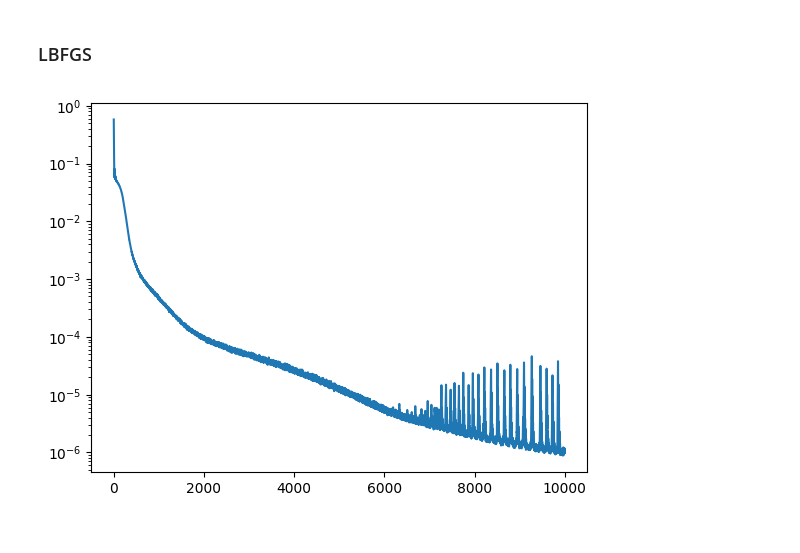
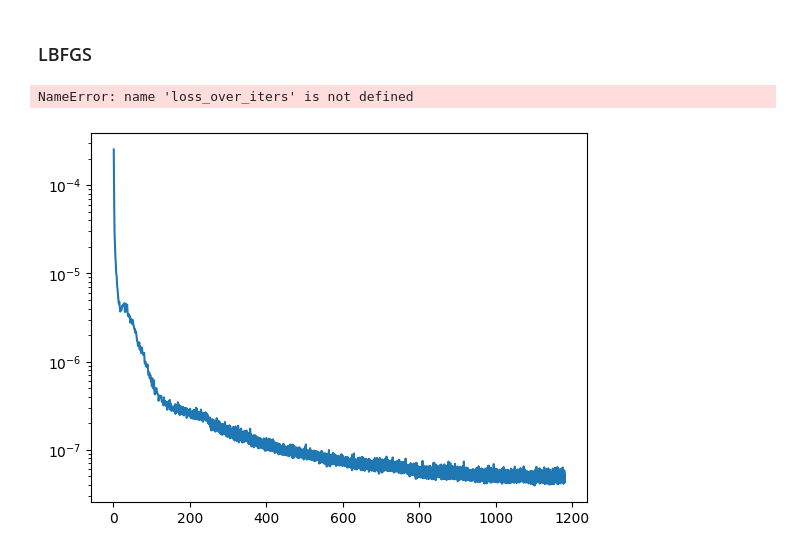
Before and after one commit to JamesAndrewKing/GaussNewtonShapes, a Jupyter notebook: notebooks/catenoid.ipynb, the cells around one changed output. Saved outputs shown, nothing was run; the diff lists cells and outputs as text; code cells hidden in the pictures.

```diff
--- a/notebooks/catenoid.ipynb
+++ b/notebooks/catenoid.ipynb
@@ -359,7 +359,7 @@ pts_surface = sample_model_surface_binsearch(model.double())
 # from tqdm import trange
 # import matplotlib.pyplot as plt
 
-pts_surface = sample_model_surface_binsearch(model.double())
+pts_surface = sample_model_surface_binsearch(model.double(), pts_boundary, bound_limit=2)
 params = model.params
 loss_over_time = {}
 distance_over_time = {}
@@ -378,38 +378,35 @@ for i in (pbar:=trange(10000)):
     if current_time > 1200:
         break
     if i == 500:
-        loss_weights = {"interface": 1.0, "eikonal": 0.0, "curvature": 1.0}
+        loss_weights = {"data": 1.0, "eikonal": 0.0, "mean_curvature": 1.0}
         config["loss_weights"] = loss_weights
         optim.config = config
 
     def closure():
         optim.zero_grad()
 
-        ## 1) Interface at boundaries
-        loss_interface  = 0.5 * model.f(params, pts_boundary).square().mean()
+        loss_data  = 0.5*r_data(params, pts_boundary, torch.zeros(pts_boundary.shape[0], dtype=torch.float64)).squeeze(1).square().mean()
 
-        ## 2) Eikonal at boundaries
-        loss_eikonal  = 0.5 * (model.vf_x(params, pts_eikonal).squeeze(1).square().sum(1).sqrt() - 1).square().mean()
+        loss_eikonal  = 0.5*r_eikonal(params, pts_eikonal).squeeze(1).square().mean()
 
         try:
-            pts_surface = sample_model_surface_binsearch(model)
+            pts_surface = sample_model_surface_binsearch(model.double(), pts_boundary, bound_limit=2)
         except:
             pass
         config["pts_surface"] = pts_surface
         optim.config = config
 
-        ## 3) Curvature loss
-        loss_curvature = 0.5 * model.v_f_mean_curvature(params, pts_surface).squeeze(1).square().mean()
+        loss_mean_curvature = 0.5 * r_mean_curvature(params, pts_surface).squeeze(1).square().mean()
 
         loss = (
-            loss_weights["interface"] * loss_interface +
+            loss_weights["data"] * loss_data +
             loss_weights["eikonal"] * loss_eikonal +
-            loss_weights["curvature"] * loss_curvature
+            loss_weights["mean_curvature"] * loss_mean_curvature
         )
 
-        loss_cache["interface"] = loss_interface.item()
+        loss_cache["data"] = loss_data.item()
         loss_cache["eikonal"] = loss_eikonal.item()
-        loss_cache["curvature"] = loss_curvature.item()
+        loss_cache["mean_curvature"] = loss_mean_curvature.item()
         loss_cache["total"] = loss.item()
         loss_cache["pts_surface"] = pts_surface
 
@@ -420,14 +417,14 @@ for i in (pbar:=trange(10000)):
 
     with torch.no_grad():
 
-        loss_metric = loss_cache["interface"] + loss_cache["curvature"]
+        loss_metric = loss_cache["data"] + loss_cache["mean_curvature"]
         current_time = time.time() - start_time
         loss_over_time[current_time] = loss_metric
-        distance_over_time[current_time] = compute_distance(model.double(), catenoid_level_set, pts_surface, pts_surface_true)
-        chamfer_over_time[current_time] = chamfer_disc(model, pts_surface_true)
-        pbar.set_description(f"interface: {loss_cache['interface']:.2e} "
+        distance_over_time[current_time] = compute_distance(model.double(), catenoid_level_set, pts_surface, pts_surface_true, 1.0)
+        chamfer_over_time[current_time] = chamfer_div(model, pts_surface_true)
+        pbar.set_description(f"interface: {loss_cache['data']:.2e} "
                              f"eikonal: {loss_cache['eikonal']:.2e} "
-                             f"curvature: {loss_cache['curvature']:.2e} "
+                             f"curvature: {loss_cache['mean_curvature']:.2e} "
                              f"error: {chamfer_over_time[current_time]:.2e} "
                              f"{len(loss_cache['pts_surface'])}"
                             )
@@ -436,4 +433,10 @@ plt.plot(loss_over_iters.keys(), loss_over_iters.values())
 plt.semilogy()
 plt.show()
 # %% [output]
-[figure, removed]
+NameError: name 'loss_over_iters' is not defined
+# %%
+plt.plot(loss_over_time.keys(), loss_over_time.values())
+plt.semilogy()
+plt.show()
+# %% [output]
+[figure, added]
```
Also changed, not shown: parts of 1 cell of this notebook, 9 other files.
